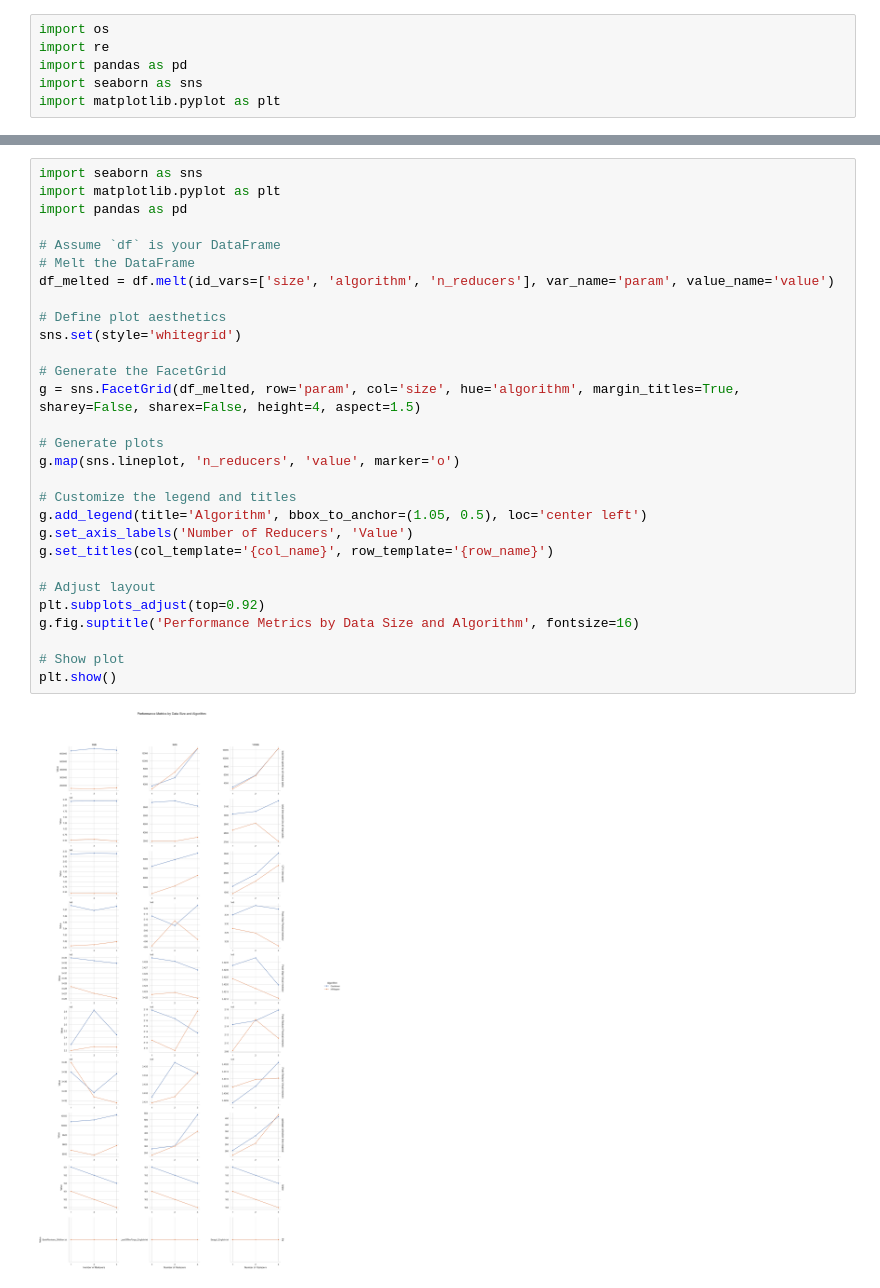
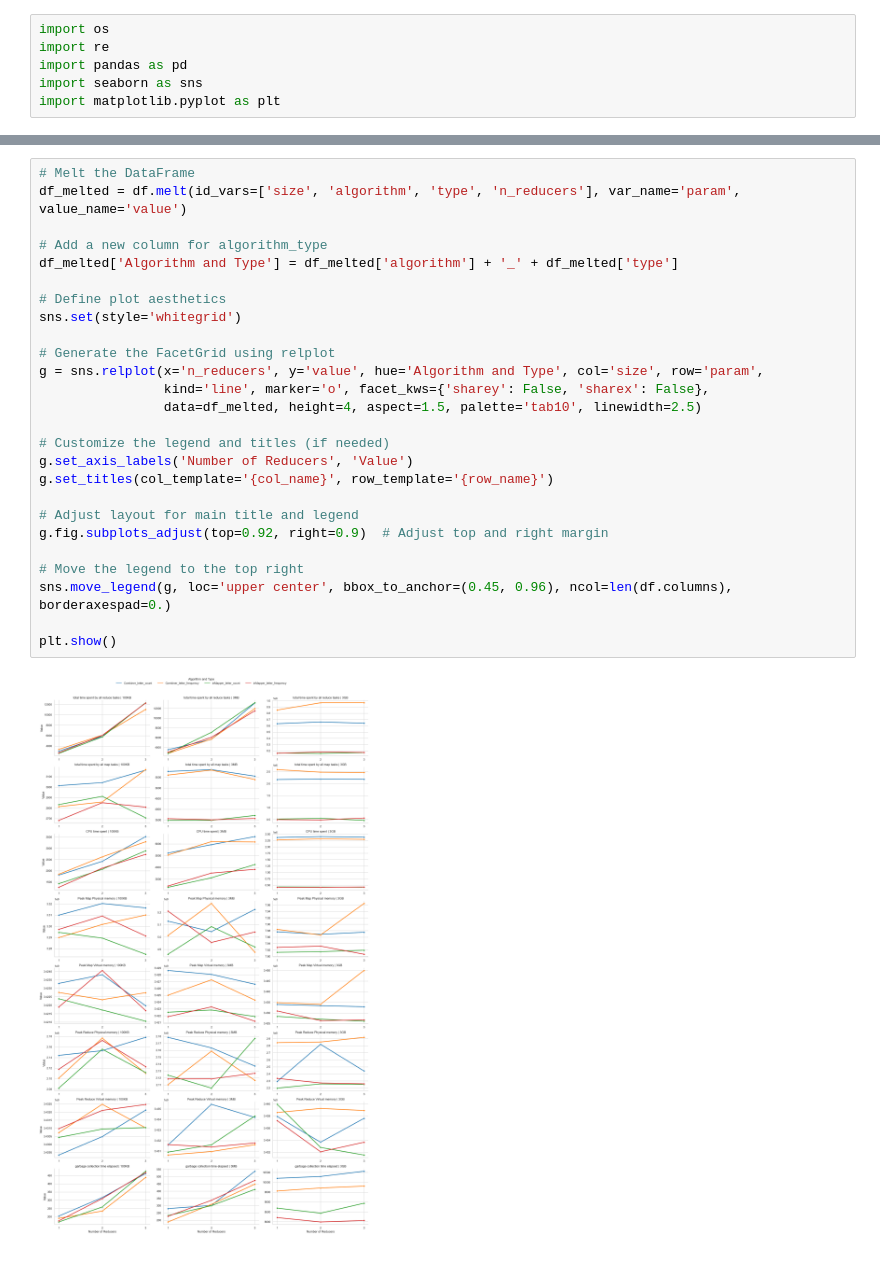
Before and after one commit to feyzancolak/CloudComputingProject, a Jupyter notebook: analytics/performance.ipynb, the cells around one changed output, grey strips where cells are left out. Drawn from its saved outputs; the diff is of its cells as text.

```diff
--- a/analytics/performance.ipynb
+++ b/analytics/performance.ipynb
@@ -167,32 +174,29 @@ for metric in metrics_to_plot:
 ... (36 outputs left out)
 # %%
-import seaborn as sns
-import matplotlib.pyplot as plt
-import pandas as pd
+# Melt the DataFrame
+df_melted = df.melt(id_vars=['size', 'algorithm', 'type', 'n_reducers'], var_name='param', value_name='value')
 
-# Assume `df` is your DataFrame
-# Melt the DataFrame
-df_melted = df.melt(id_vars=['size', 'algorithm', 'n_reducers'], var_name='param', value_name='value')
+# Add a new column for algorithm_type
+df_melted['Algorithm and Type'] = df_melted['algorithm'] + '_' + df_melted['type']
 
 # Define plot aesthetics
 sns.set(style='whitegrid')
 
-# Generate the FacetGrid
-g = sns.FacetGrid(df_melted, row='param', col='size', hue='algorithm', margin_titles=True, sharey=False, sharex=False, height=4, aspect=1.5)
+# Generate the FacetGrid using relplot
+g = sns.relplot(x='n_reducers', y='value', hue='Algorithm and Type', col='size', row='param',
+                kind='line', marker='o', facet_kws={'sharey': False, 'sharex': False},
+                data=df_melted, height=4, aspect=1.5, palette='tab10', linewidth=2.5)
 
-# Generate plots
-g.map(sns.lineplot, 'n_reducers', 'value', marker='o')
-
-# Customize the legend and titles
-g.add_legend(title='Algorithm', bbox_to_anchor=(1.05, 0.5), loc='center left')
+# Customize the legend and titles (if needed)
 g.set_axis_labels('Number of Reducers', 'Value')
 g.set_titles(col_template='{col_name}', row_template='{row_name}')
 
-# Adjust layout
-plt.subplots_adjust(top=0.92)
-g.fig.suptitle('Performance Metrics by Data Size and Algorithm', fontsize=16)
+# Adjust layout for main title and legend
+g.fig.subplots_adjust(top=0.92, right=0.9)  # Adjust top and right margin
 
-# Show plot
+# Move the legend to the top right
+sns.move_legend(g, loc='upper center', bbox_to_anchor=(0.45, 0.96), ncol=len(df.columns), borderaxespad=0.)
+
 plt.show()
 # %% [output]
-[figure, old version]
+[figure, new version]
```
Also changed, not shown: parts of 2 cells of this notebook, 5 other files.
